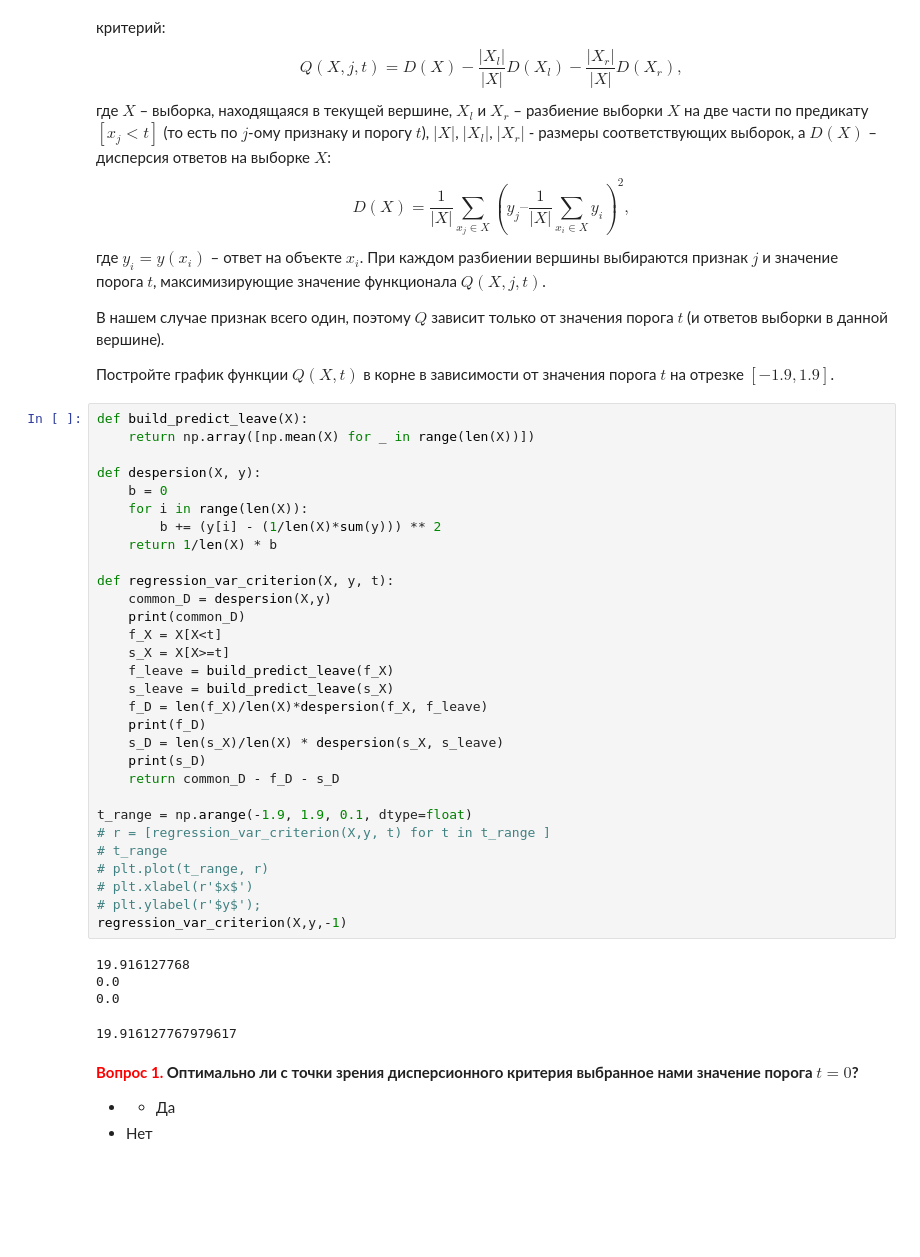
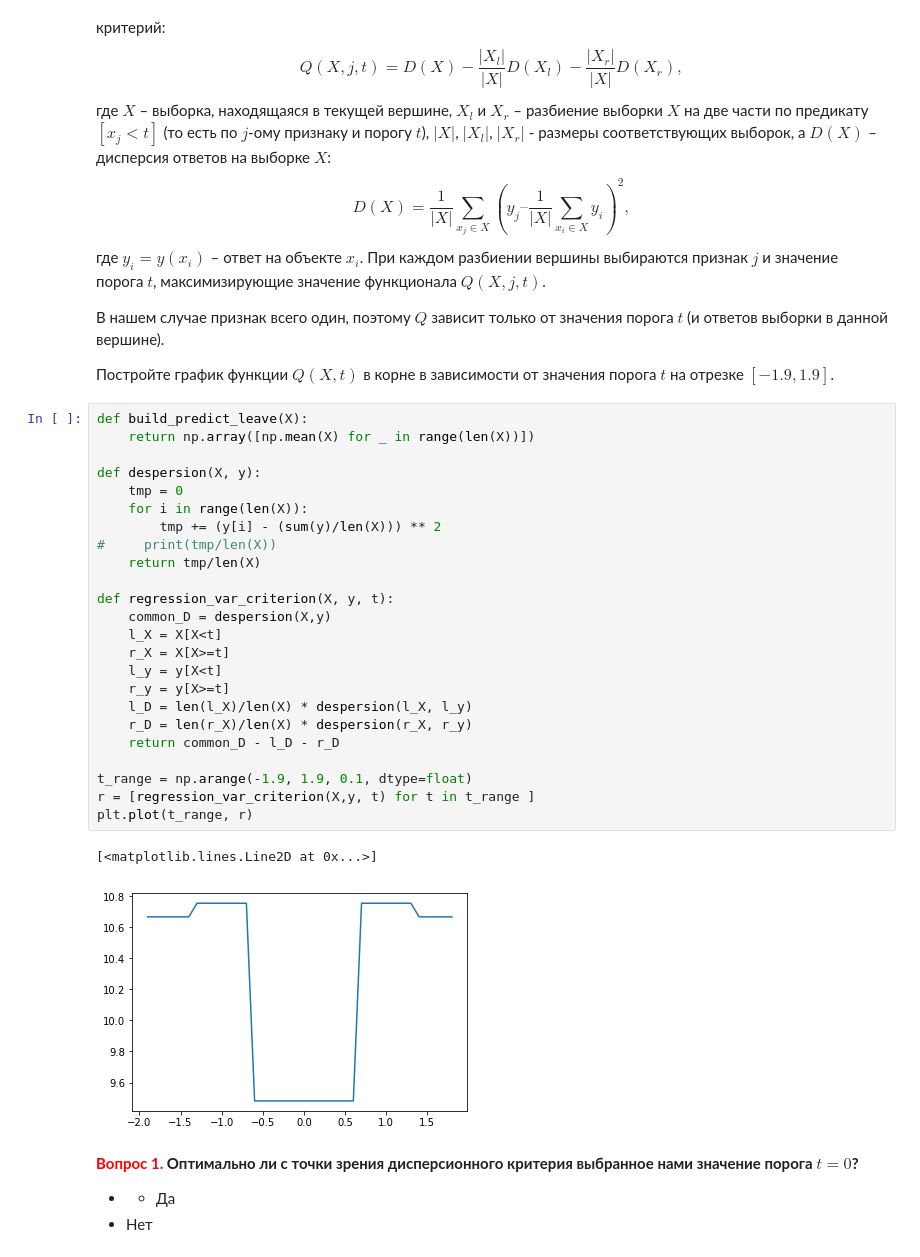
Before and after one commit to Kryvonis/ml_open, a Jupyter notebook: hw3_session3_decision_trees.ipynb, the cells around one changed output. Cells and saved outputs as stored; diff of their text form; blank space fills up the shorter version.

```diff
--- a/hw3_session3_decision_trees.ipynb
+++ b/hw3_session3_decision_trees.ipynb
@@ -70,38 +71,30 @@ $$D(X) = \dfrac{1}{|X|} \sum_{x_j \in X}(y_j – \dfrac{1}{|X|}\sum_{x_i \in X}y
 # %%
 def build_predict_leave(X):
     return np.array([np.mean(X) for _ in range(len(X))])
 
 def despersion(X, y):
-    b = 0
+    tmp = 0
     for i in range(len(X)):
-        b += (y[i] - (1/len(X)*sum(y))) ** 2
-    return 1/len(X) * b
+        tmp += (y[i] - (sum(y)/len(X))) ** 2
+#     print(tmp/len(X))
+    return tmp/len(X)
 
 def regression_var_criterion(X, y, t):
     common_D = despersion(X,y)
-    print(common_D)
-    f_X = X[X<t]
-    s_X = X[X>=t]
-    f_leave = build_predict_leave(f_X)
-    s_leave = build_predict_leave(s_X)
-    f_D = len(f_X)/len(X)*despersion(f_X, f_leave)
-    print(f_D)
-    s_D = len(s_X)/len(X) * despersion(s_X, s_leave)
-    print(s_D)
-    return common_D - f_D - s_D
+    l_X = X[X<t]
+    r_X = X[X>=t]
+    l_y = y[X<t]
+    r_y = y[X>=t]
+    l_D = len(l_X)/len(X) * despersion(l_X, l_y)
+    r_D = len(r_X)/len(X) * despersion(r_X, r_y)
+    return common_D - l_D - r_D
 
 t_range = np.arange(-1.9, 1.9, 0.1, dtype=float)
-# r = [regression_var_criterion(X,y, t) for t in t_range ]
-# t_range
-# plt.plot(t_range, r)
-# plt.xlabel(r'$x$')
-# plt.ylabel(r'$y$');
-regression_var_criterion(X,y,-1)
+r = [regression_var_criterion(X,y, t) for t in t_range ]
+plt.plot(t_range, r)
 # %% [output]
-19.916127768
-0.0
-0.0
+[<matplotlib.lines.Line2D at 0x...>]
-19.916127767979617
+[figure, added]
 # %% [markdown]
 **<font color='red'>Вопрос 1.</font> Оптимально ли с точки зрения дисперсионного критерия выбранное нами значение порога $t = 0$?**
 - + Да
```
Also changed, not shown: parts of 3 cells of this notebook.
